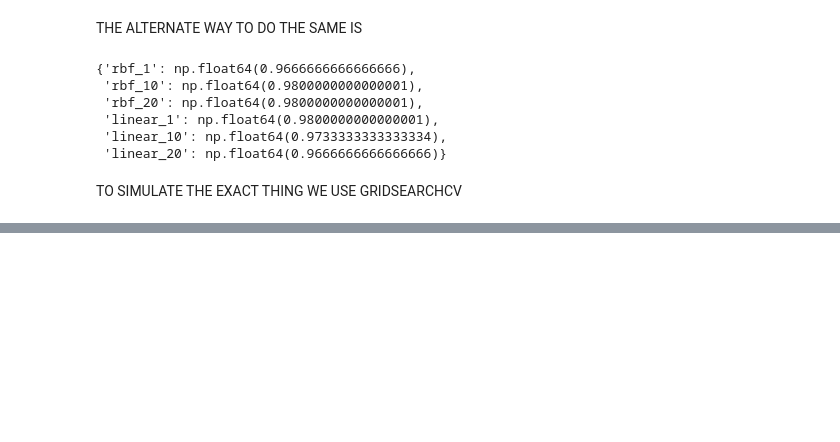
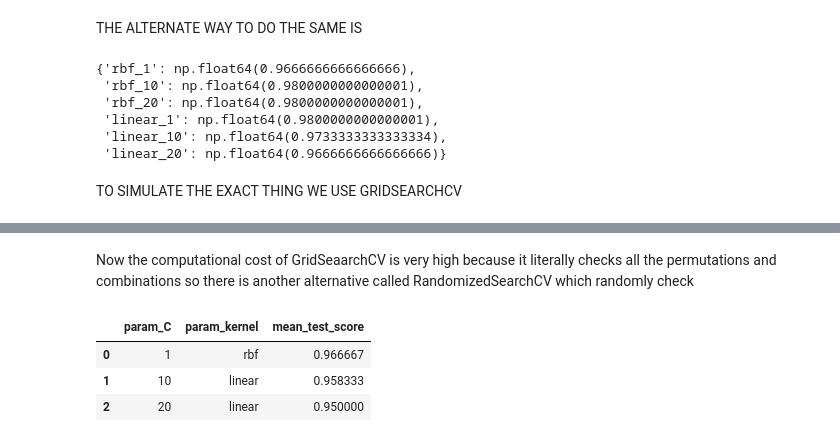
Before and after one commit to Aryangupta6612/Python, a Jupyter notebook: Hyper_paramter_Tuning_Gridsearchcv.ipynb, the cells around one changed output, grey strips where cells are left out. Cells and saved outputs as stored; diff of their text form; code cells hidden in the pictures; blank space fills up the shorter version.

```diff
--- a/Hyper_paramter_Tuning_Gridsearchcv.ipynb
+++ b/Hyper_paramter_Tuning_Gridsearchcv.ipynb
@@ -182,0 +183,18 @@ np.float64(99.16666666666669)
+# %% [markdown]
+Now the computational cost of GridSeaarchCV is very high because it literally checks all the permutations and combinations so there is another alternative called RandomizedSearchCV which randomly check
+# %%
+from sklearn.model_selection import RandomizedSearchCV
+grid = {
+    'kernel' : ['rbf','linear'],
+    'C': [1,10,20]
+}
+
+Random_search = RandomizedSearchCV(SVC(),grid,cv=5,n_iter =3)
+Random_search.fit(X_train,y_train)
+Random_search.best_params_
+pd.DataFrame(Random_search.cv_results_)[['param_C','param_kernel','mean_test_score']]
+# %% [output]
+|  | param_C | param_kernel | mean_test_score |
+| 0 | 1 | rbf | 0.966667 |
+| 1 | 10 | linear | 0.958333 |
+| 2 | 20 | linear | 0.950000 |
```
Also changed, not shown: parts of 3 cells of this notebook, 1 other file.
